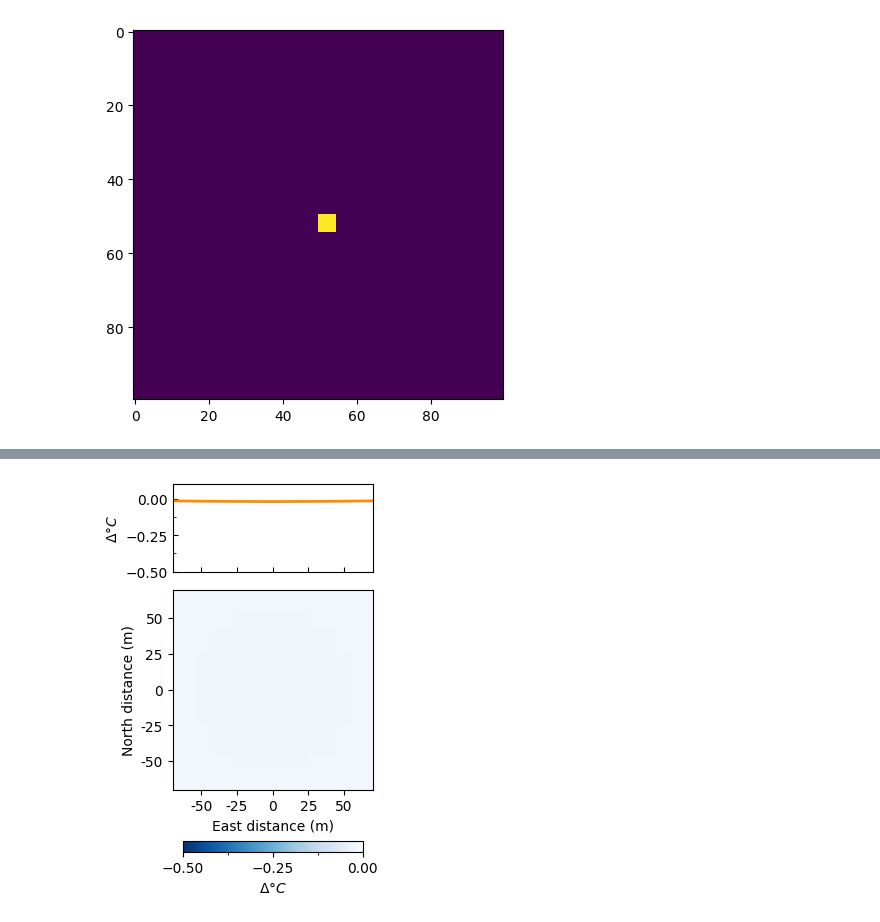
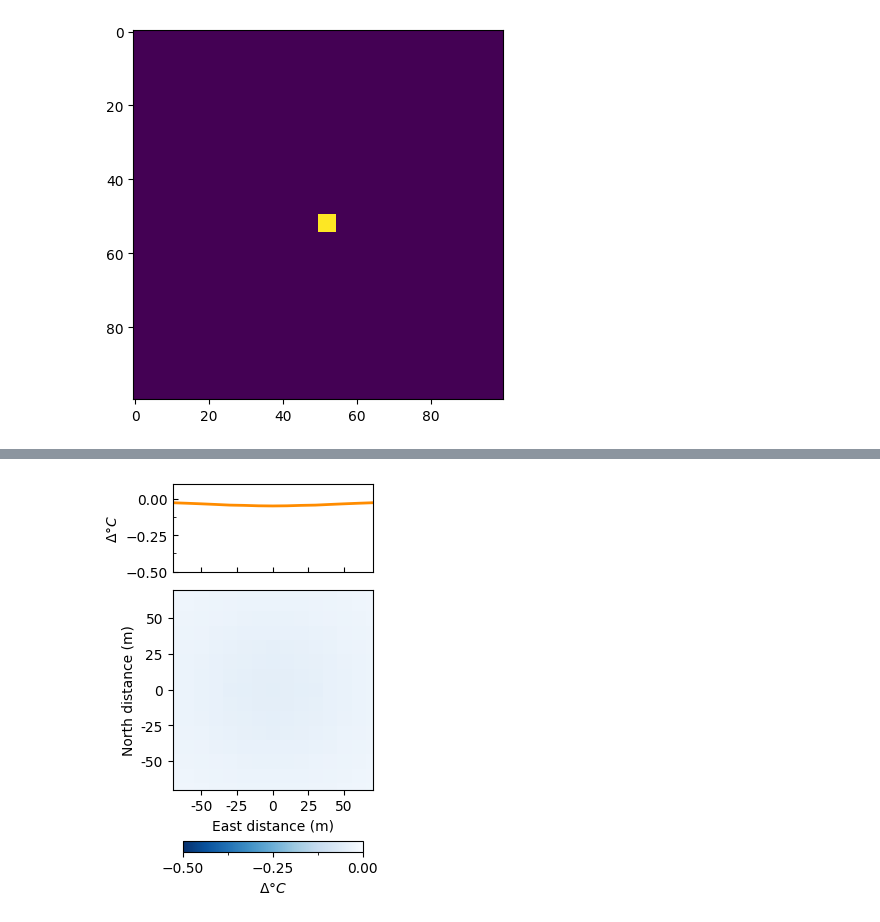
Before and after one commit to edrian-liao/uhi-causal-model, a Jupyter notebook: notebooks/interventions.ipynb, the cells around one changed output, grey strips where cells are left out. Saved outputs shown, nothing was run; the diff lists cells and outputs as text; code cells hidden in the pictures.

```diff
--- a/notebooks/interventions.ipynb
+++ b/notebooks/interventions.ipynb
@@ -248,10 +248,10 @@ plt.savefig('../figures/albedo_de.png', dpi=300, bbox_inches='tight')
 # %%
-ie = calc_indirect_effect(treatment, 17, 'beta_18', 'beta_18_std')
+ie = calc_indirect_effect(treatment, 8, 'beta_18', 'beta_18_std')
 plot_albedo(ie[45:60, 45:60], vmin=-0.5)#, fs=20, plot_right_label=False)
 plt.savefig('../figures/albedo_ie.png', dpi=300, bbox_inches='tight')
 plt.show()
 # %% [output]
-[figure, old version]
+[figure, new version]
 # %%
 overall = de + ie
 # %%
```
Also changed, not shown: parts of 4 cells of this notebook, 5 other files.
